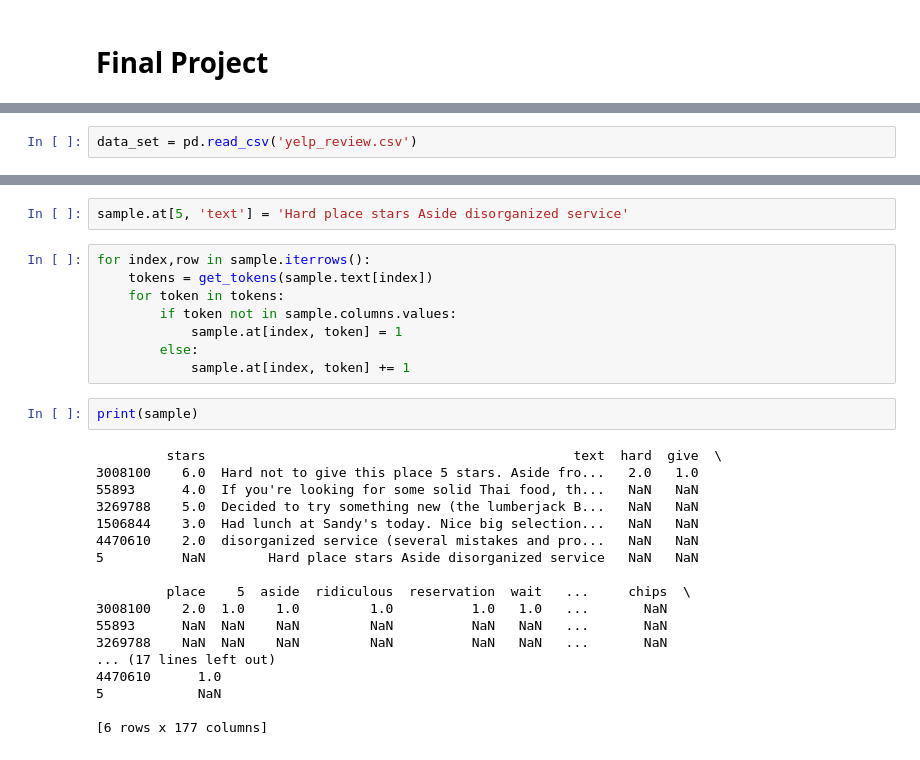
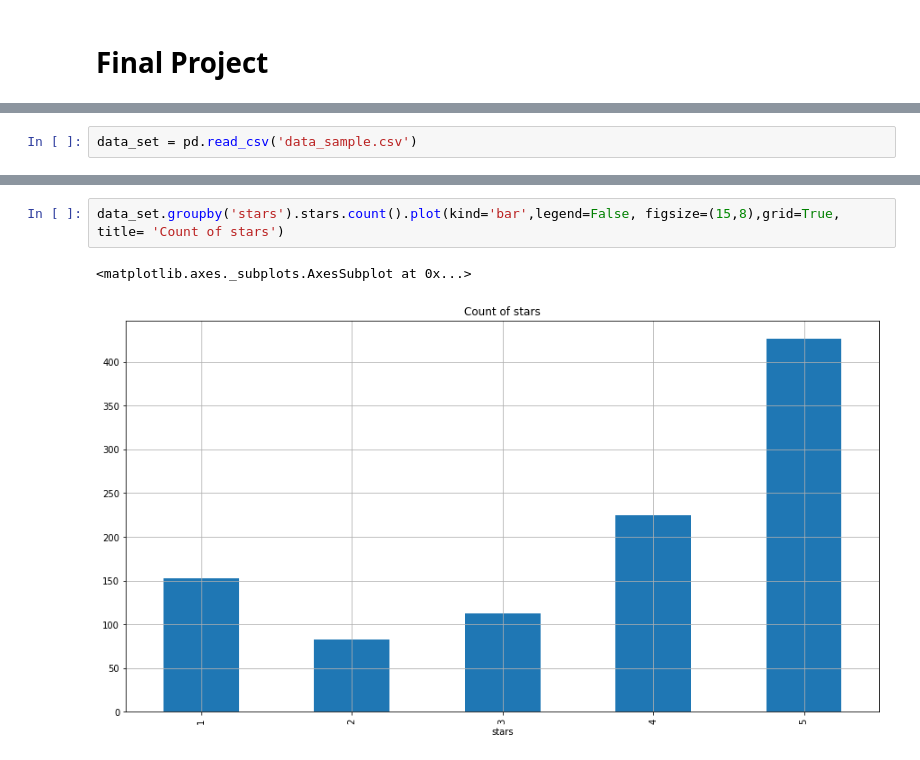
Before and after one commit to BabakRafian/Yelp_dataset_competition, a Jupyter notebook: Doc1.ipynb, the cells around one changed output, grey strips where cells are left out. Saved outputs shown, nothing was run; the diff lists cells and outputs as text.

```diff
--- a/Doc1.ipynb
+++ b/Doc1.ipynb
@@ -10,5 +26,5 @@ import string
 # %%
-data_set = pd.read_csv('yelp_review.csv')
+data_set = pd.read_csv('data_sample.csv')
 # %%
 data_set.sample(n = 5)
 # %% [output]
@@ -52,30 +37,5 @@ sample
-# %%
-sample.at[5, 'text'] = 'Hard place stars Aside disorganized service'
-# %%
-for index,row in sample.iterrows():
-    tokens = get_tokens(sample.text[index])
-    for token in tokens:
-        if token not in sample.columns.values:
-            sample.at[index, token] = 1
-        else:
-            sample.at[index, token] += 1
-# %%
-print(sample)
-# %% [output]
-         stars                                               text  hard  give  \
-3008100    6.0  Hard not to give this place 5 stars. Aside fro...   2.0   1.0
-55893      4.0  If you're looking for some solid Thai food, th...   NaN   NaN
-3269788    5.0  Decided to try something new (the lumberjack B...   NaN   NaN
-1506844    3.0  Had lunch at Sandy's today. Nice big selection...   NaN   NaN
-4470610    2.0  disorganized service (several mistakes and pro...   NaN   NaN
-5          NaN        Hard place stars Aside disorganized service   NaN   NaN
-
-         place    5  aside  ridiculous  reservation  wait   ...     chips  \
-3008100    2.0  1.0    1.0         1.0          1.0   1.0   ...       NaN
-55893      NaN  NaN    NaN         NaN          NaN   NaN   ...       NaN
-3269788    NaN  NaN    NaN         NaN          NaN   NaN   ...       NaN
-... (17 lines left out)
-4470610      1.0
-5            NaN
-
-[6 rows x 177 columns]
+# %%
+data_set.groupby('stars').stars.count().plot(kind='bar',legend=False, figsize=(15,8),grid=True, title= 'Count of stars')
+# %% [output]
+<matplotlib.axes._subplots.AxesSubplot at 0x...>
+[figure, added]
```
Also changed, not shown: parts of 58 cells of this notebook.
